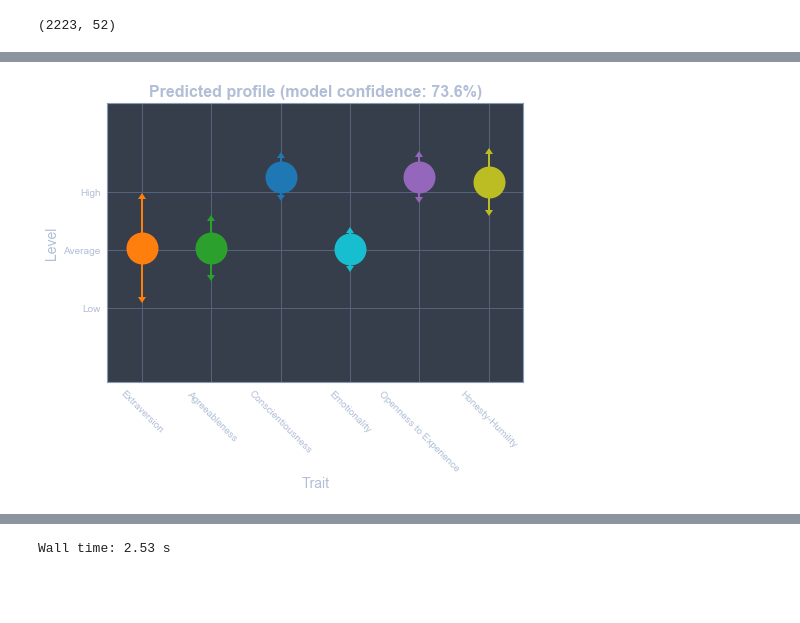
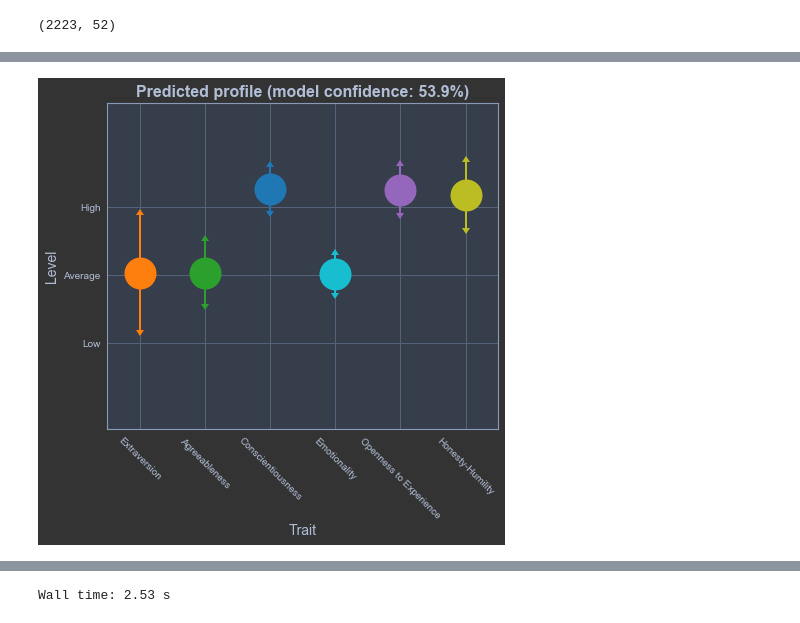
Before and after one commit to DanielTitkov/emmy, a Jupyter notebook: feature_extractor.ipynb, the cells around one changed output, grey strips where cells are left out. Saved outputs shown, nothing was run; the diff lists cells and outputs as text; code cells hidden in the pictures; blank space fills up the shorter version.

```diff
--- a/feature_extractor.ipynb
+++ b/feature_extractor.ipynb
@@ -48,12 +36,3 @@ from sklearn.metrics import precision_score, recall_score, confusion_matrix
 %matplotlib inline
 # %% [output]
 Using TensorFlow backend.
-# %%
-text = """
-Иногда я пишу о книгах, лубочек очень злят меня плов которые произвели на меня впечатление. Писать большие отзывы сейчас не хочется, поэтому в порядке перечисления.
-"Атлант расправил плечи" - за внаивышшей мере последнее время понравилась больше всего наряду с Довлатовым (но насчет последнего сомнений и не было). Почему-то раньше я думал, что это что-то вроде "Финансиста" Драйзера. Так же, видимо, думают и люди, рисующие мемы "сын маминой подруги расправил плечи". А на самом деле книга об альтернативной вселенной, где в США наступил социализм. Очень рекомендую.
-Что до "Финансиста" Драйзера, то т.д. он надолго отбил у меня желание читать этого автора. Не потому что мне не интересно читать про рынок - наоборот, про рынок интересно. Но всё остальное там скучно, особенно герои. Может быть, так и было задумано, но я это не люблю.
-Дилогия об Остапе Бендере - сыночек начинаются обе книги весело, кончаются обе книги уныло. Не столько с точки зрения событий, сколько с точки зрения того, как трансформируется язык. Поэтому от них остается неприятное ощущение, хотя написаны они ярко, весело и интересно. Впрочем, не пойти на такую сделку вряд ли можно было в условиях, в которых работали авторы.
-"Три мушкетера". Ну, не побоюсь если сыночком доченька сыночка оболочка опочка б я хотел бы этого я слова, такое. Занятно, но не более того - я сейчас даже с трудом вспомнил об этой книжке. Главный интерес книжка представляет с исторической точки зрения. В том числе и потому, что является убедительным доказательством, что во Франции в 17м веке был интернет и портативные телепорты - ну или по крайней мере бесстыдная сценарная магия.
-Отто Кариус, "Тигры в грязи". орешек печьками котик солдатиков маленькую котеночек котенька необходимость тк изза тогочто обязана Язык Все всяк по видимому каждому каждый каждая этой можетбыть кажеться наверное наверно книги совершенно ужасен, может быть, потому что её писал солдат. Но прочитать очень стоит, потому что мало что может быть так ценно, как новая точка зрения на нечто хорошо знакомое!
-"""
@@ -93,7 +68,16 @@ lib = {
     'like' : ['люблю', '[оa]б[оa]жаю','восхища[ею]т',
         'в\s?восторге', 'нрав[ия]ть?ся'],
     'dislike' : ['бес[ия]т', 'ненавижу', 'терпеть\s?не\s?могу',
-           'раздража[ею]т', 'зл[ия]т', 'выбешива[ею]т', ]
+           'раздража[ею]т', 'зл[ия]т', 'выбешива[ею]т', ],
+    'polite' : ['пожалуй?ст[ао]', 'пожал[ао]ст[ао]',
+                'с?пасиб[оа]?', 'благ[оа]д[ао]рю'],
+    'obscene' : ['\sбля\s', '\sбля[дт]ь\s', '\sсук(?:ами?|ax|у|а|е|и|)\s',
+           '\sху(?:ями?|ем|ях|ю|е|я|й)\s', '\sна\s?хуй\s',
+           '\w*(?:подъ?|за|на|вы|по|при|от|у|)еб[лa]?\w*',
+           'мудак\w*', 'мудил\w+\s','пид[оa]р\w*',
+           'пид[ао]рас\w*\s'],
+    'slang' : ['\s\w*хайп\w*\s', 'хейтер\w*','\sчилить','\sизи\w*\s','зашквар\w*',
+         '\sжиз\w+','\sкун\w*','\sтянк?\w*','\sлойс\w?', '\sсорян\s'],
 }
 # %%
 def ct(x, co=0, steep=0, ec50=0.5, level='max', adb=True):
@@ -573,15 +533,16 @@ def plot_traits(model, text, strict=True, mqw = 0.5, corrw = 0.3, textlen=700):
     for i, c in enumerate(colors):
         plt.errorbar(xval[i], yval[i], yerr=limits[i],
                      uplims=True, lolims=True,
-                     fmt='o', markersize='32',ecolor=c, markerfacecolor=c, elinewidth=2, capsize=4)
+                     fmt='o', markersize='32',ecolor=c,
+                     markerfacecolor=c, elinewidth=2, capsize=4)
     plt.ylim(min(min(yval), min(values.values()))-max(limits)*1.5,
              max(max(values.values()), max(yval))+max(limits)*1.5)
     plt.xlim(min(xval)-0.5, max(xval)+0.5)
     plt.title(('Predicted profile (model confidence: {:.1%})'.format(conf)),
               fontsize=16, fontweight='bold');
-#     fig.patch.set_facecolor('0.2')
-    plt.tight_layout();
+    fig.patch.set_facecolor('0.2')
+    plt.show();
 # %%
-plot_traits(trm_logreg, text, strict=False)
+plot_traits(trm_logreg, text, strict=True)
 # %% [output]
-[figure, old version]
+[figure, new version]
```
Also changed, not shown: parts of 21 cells of this notebook.
